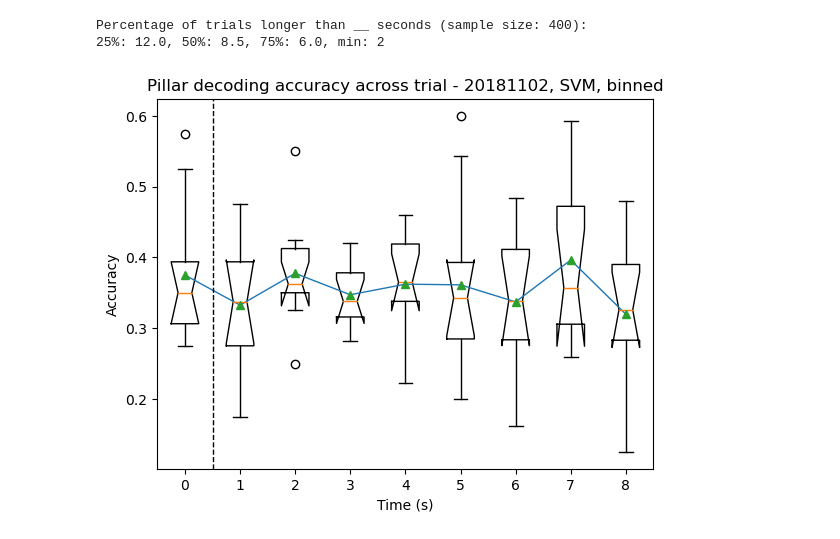
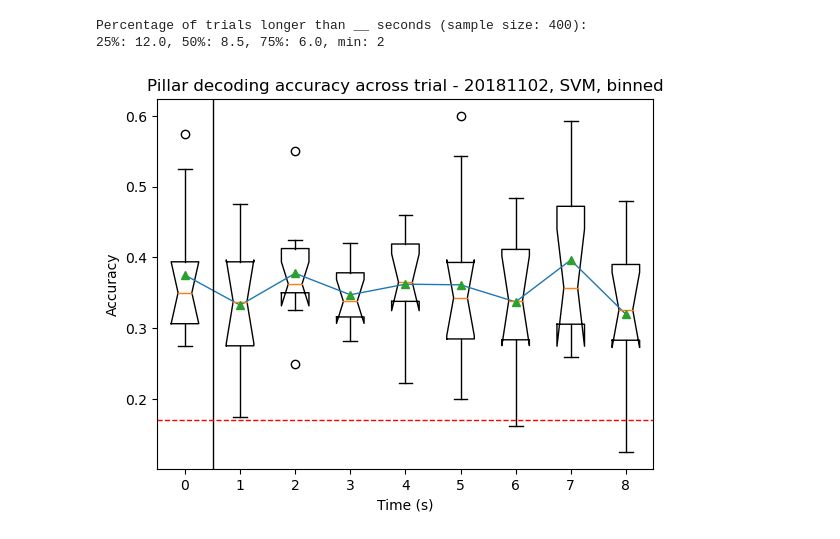
Before and after one commit to josephchengyx/Hippocampus_Decoding, a Jupyter notebook: pillar_decoding_v2.ipynb, the cells around one changed output. Drawn from its saved outputs; the diff is of its cells as text; code cells hidden in the pictures.

```diff
--- a/pillar_decoding_v2.ipynb
+++ b/pillar_decoding_v2.ipynb
@@ -253,13 +253,14 @@ mean_accuracies = list(map(lambda arr: np.sum(arr)/arr.shape[0], accuracies))
 # %%
 # Plot variance in prediciton accuracy across trial
 plt.figure()
 plt.title(f'Pillar decoding accuracy across trial - {day_dir}, {model_name}')
 plt.boxplot(accuracies, showmeans=True, notch=True)
 plt.plot(np.arange(1, len(accuracies)+1), mean_accuracies, 'C0-', linewidth=1)
 plt.xticks(np.arange(1, len(accuracies)+1), labels=np.arange(len(accuracies)))
-plt.axvline(x=1.5, color='k', linewidth=1, linestyle='--')
+plt.axvline(x=1.5, color='k', linewidth=1)
+plt.axhline(y=0.17, color='r', linewidth=1, linestyle='--')
 plt.xlabel('Time (s)')
 plt.ylabel('Accuracy')
 plt.show()
 # %% [output]
-[figure, old version]
+[figure, new version]
```
Also changed, not shown: 1 other file.
